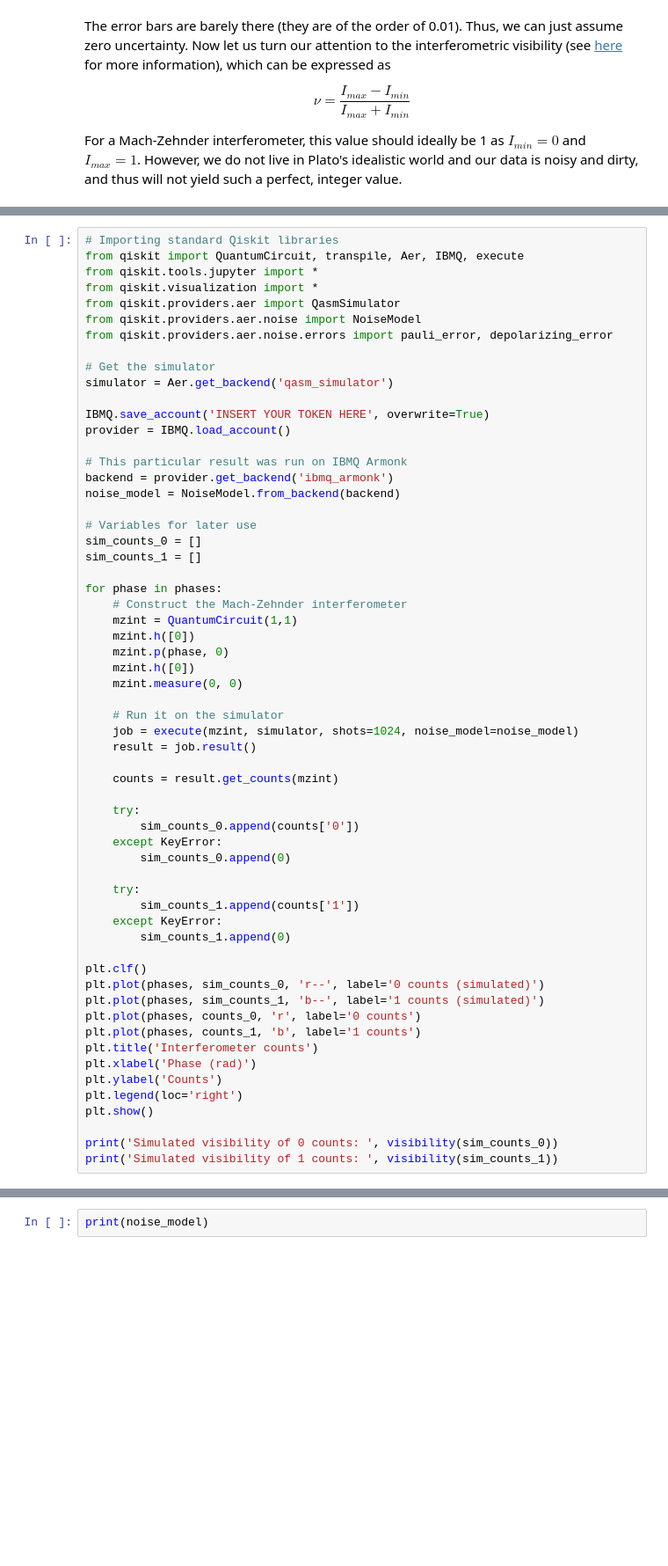
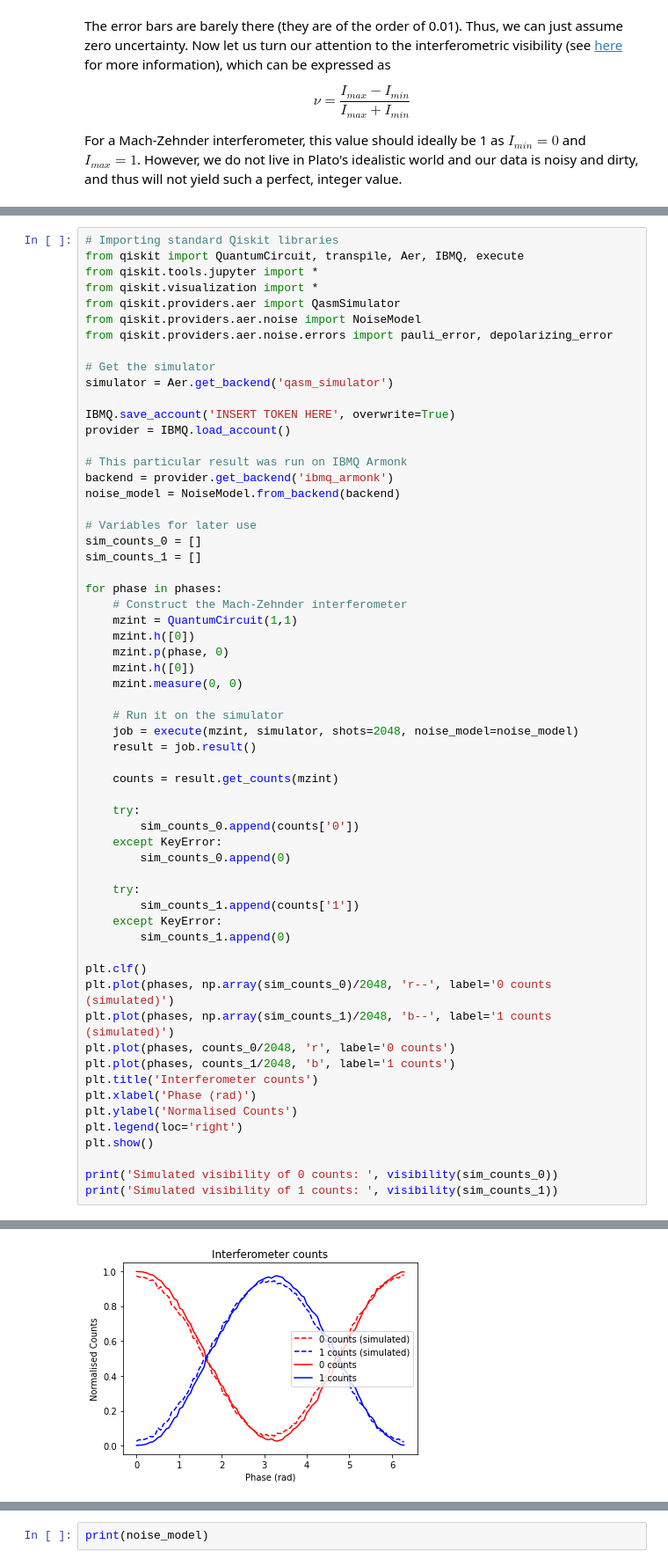
Before and after one commit to PeterSidajaya/PC5228-analysis, a Jupyter notebook: PC5228_analysis.ipynb, the cells around one changed output, grey strips where cells are left out. Shown at 88% size. Drawn from its saved outputs; the diff is of its cells as text; blank space fills up the shorter version.

```diff
--- a/PC5228_analysis.ipynb
+++ b/PC5228_analysis.ipynb
@@ -92,7 +100,7 @@ from qiskit.providers.aer.noise.errors import pauli_error, depolarizing_error
 # Get the simulator
 simulator = Aer.get_backend('qasm_simulator')
 
-IBMQ.save_account('INSERT YOUR TOKEN HERE', overwrite=True)
+IBMQ.save_account('INSERT TOKEN HERE', overwrite=True)
 provider = IBMQ.load_account()
 
 # This particular result was run on IBMQ Armonk
@@ -112,7 +120,7 @@ for phase in phases:
     mzint.measure(0, 0)
 
     # Run it on the simulator
-    job = execute(mzint, simulator, shots=1024, noise_model=noise_model)
+    job = execute(mzint, simulator, shots=2048, noise_model=noise_model)
     result = job.result()
 
     counts = result.get_counts(mzint)
@@ -128,13 +136,13 @@ for phase in phases:
         sim_counts_1.append(0)
 
 plt.clf()
-plt.plot(phases, sim_counts_0, 'r--', label='0 counts (simulated)')
-plt.plot(phases, sim_counts_1, 'b--', label='1 counts (simulated)')
-plt.plot(phases, counts_0, 'r', label='0 counts')
-plt.plot(phases, counts_1, 'b', label='1 counts')
+plt.plot(phases, np.array(sim_counts_0)/2048, 'r--', label='0 counts (simulated)')
+plt.plot(phases, np.array(sim_counts_1)/2048, 'b--', label='1 counts (simulated)')
+plt.plot(phases, counts_0/2048, 'r', label='0 counts')
+plt.plot(phases, counts_1/2048, 'b', label='1 counts')
 plt.title('Interferometer counts')
 plt.xlabel('Phase (rad)')
-plt.ylabel('Counts')
+plt.ylabel('Normalised Counts')
 plt.legend(loc='right')
 plt.show()
 
@@ -144,0 +153 @@ RequestsApiError: '401 Client Error: Unauthorized for url: https://auth.quantum-
+[figure, added]
```
Also changed, not shown: parts of 7 cells of this notebook, 1 other file.
